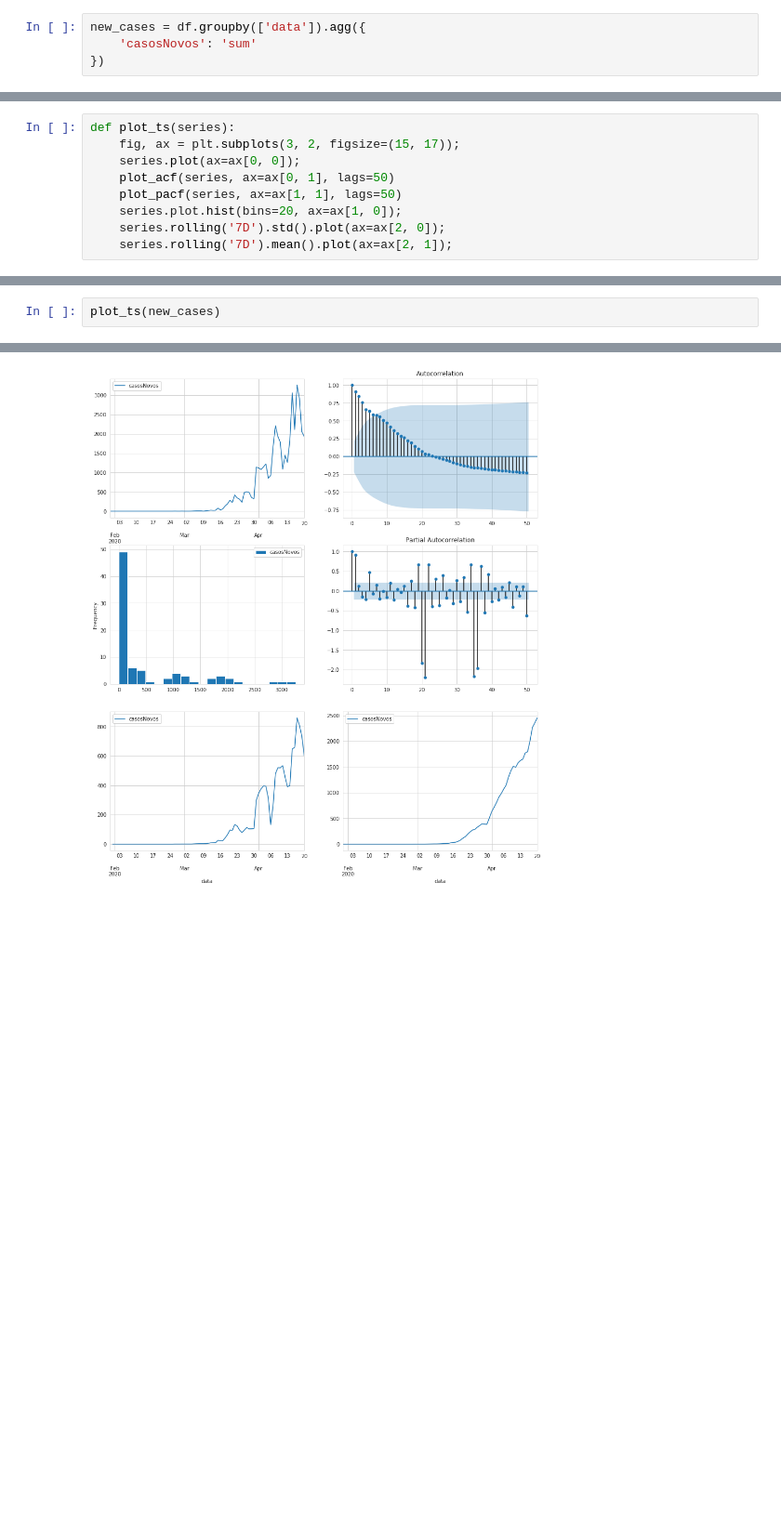
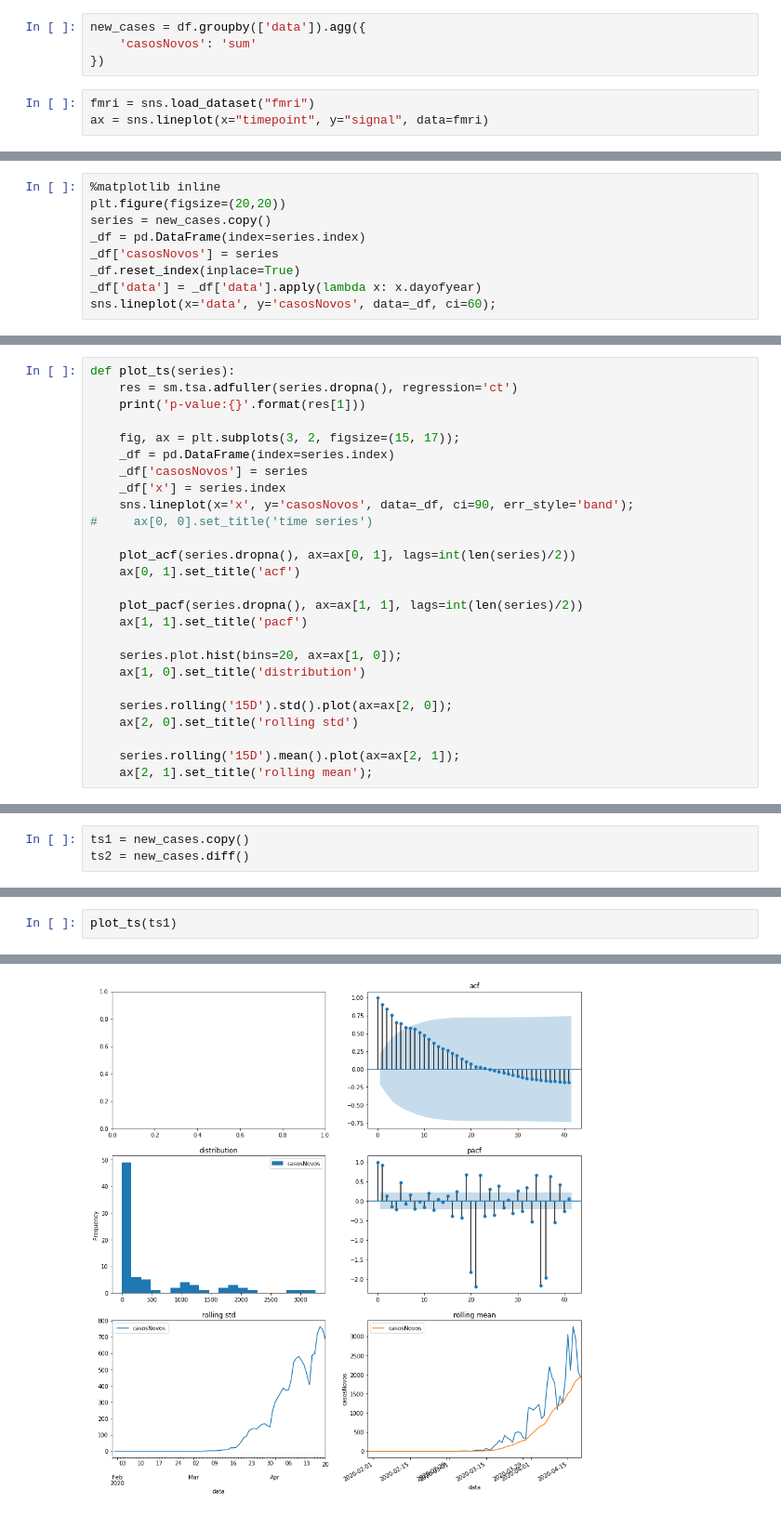
Before and after one commit to vittorfp/covid-19-analysis, a Jupyter notebook: notebooks/05-covid-19-ts-forecasting.ipynb, the cells around one changed output, grey strips where cells are left out. Shown at 93% size. Saved outputs shown, nothing was run; the diff lists cells and outputs as text; blank space fills up the shorter version.

```diff
--- a/notebooks/05-covid-19-ts-forecasting.ipynb
+++ b/notebooks/05-covid-19-ts-forecasting.ipynb
@@ -27,3 +31,6 @@ memory usage: 121.2+ KB
 new_cases = df.groupby(['data']).agg({
     'casosNovos': 'sum'
 })
+# %%
+fmri = sns.load_dataset("fmri")
+ax = sns.lineplot(x="timepoint", y="signal", data=fmri)
@@ -29,0 +52,9 @@ new_cases = df.groupby(['data']).agg({
+# %%
+%matplotlib inline
+plt.figure(figsize=(20,20))
+series = new_cases.copy()
+_df = pd.DataFrame(index=series.index)
+_df['casosNovos'] = series
+_df.reset_index(inplace=True)
+_df['data'] = _df['data'].apply(lambda x: x.dayofyear)
+sns.lineplot(x='data', y='casosNovos', data=_df, ci=60);
@@ -30,9 +63,26 @@ new_cases = df.groupby(['data']).agg({
 # %%
 def plot_ts(series):
+    res = sm.tsa.adfuller(series.dropna(), regression='ct')
+    print('p-value:{}'.format(res[1]))
+
     fig, ax = plt.subplots(3, 2, figsize=(15, 17));
-    series.plot(ax=ax[0, 0]);
-    plot_acf(series, ax=ax[0, 1], lags=50)
-    plot_pacf(series, ax=ax[1, 1], lags=50)
+    _df = pd.DataFrame(index=series.index)
+    _df['casosNovos'] = series
+    _df['x'] = series.index
+    sns.lineplot(x='x', y='casosNovos', data=_df, ci=90, err_style='band');
+#     ax[0, 0].set_title('time series')
+
+    plot_acf(series.dropna(), ax=ax[0, 1], lags=int(len(series)/2))
+    ax[0, 1].set_title('acf')
+
+    plot_pacf(series.dropna(), ax=ax[1, 1], lags=int(len(series)/2))
+    ax[1, 1].set_title('pacf')
+
     series.plot.hist(bins=20, ax=ax[1, 0]);
-    series.rolling('7D').std().plot(ax=ax[2, 0]);
-    series.rolling('7D').mean().plot(ax=ax[2, 1]);
+    ax[1, 0].set_title('distribution')
+
+    series.rolling('15D').std().plot(ax=ax[2, 0]);
+    ax[2, 0].set_title('rolling std')
+
+    series.rolling('15D').mean().plot(ax=ax[2, 1]);
+    ax[2, 1].set_title('rolling mean');
@@ -38,0 +102,3 @@ def plot_ts(series):
+# %%
+ts1 = new_cases.copy()
+ts2 = new_cases.diff()
@@ -39,3 +107,3 @@ def plot_ts(series):
 # %%
-plot_ts(new_cases)
+plot_ts(ts1)
 # %% [output]
@@ -42 +115 @@ plot_ts(new_cases)
-[figure, old version]
+[figure, new version]
```
Also changed, not shown: parts of 37 cells of this notebook, 1 other file.
